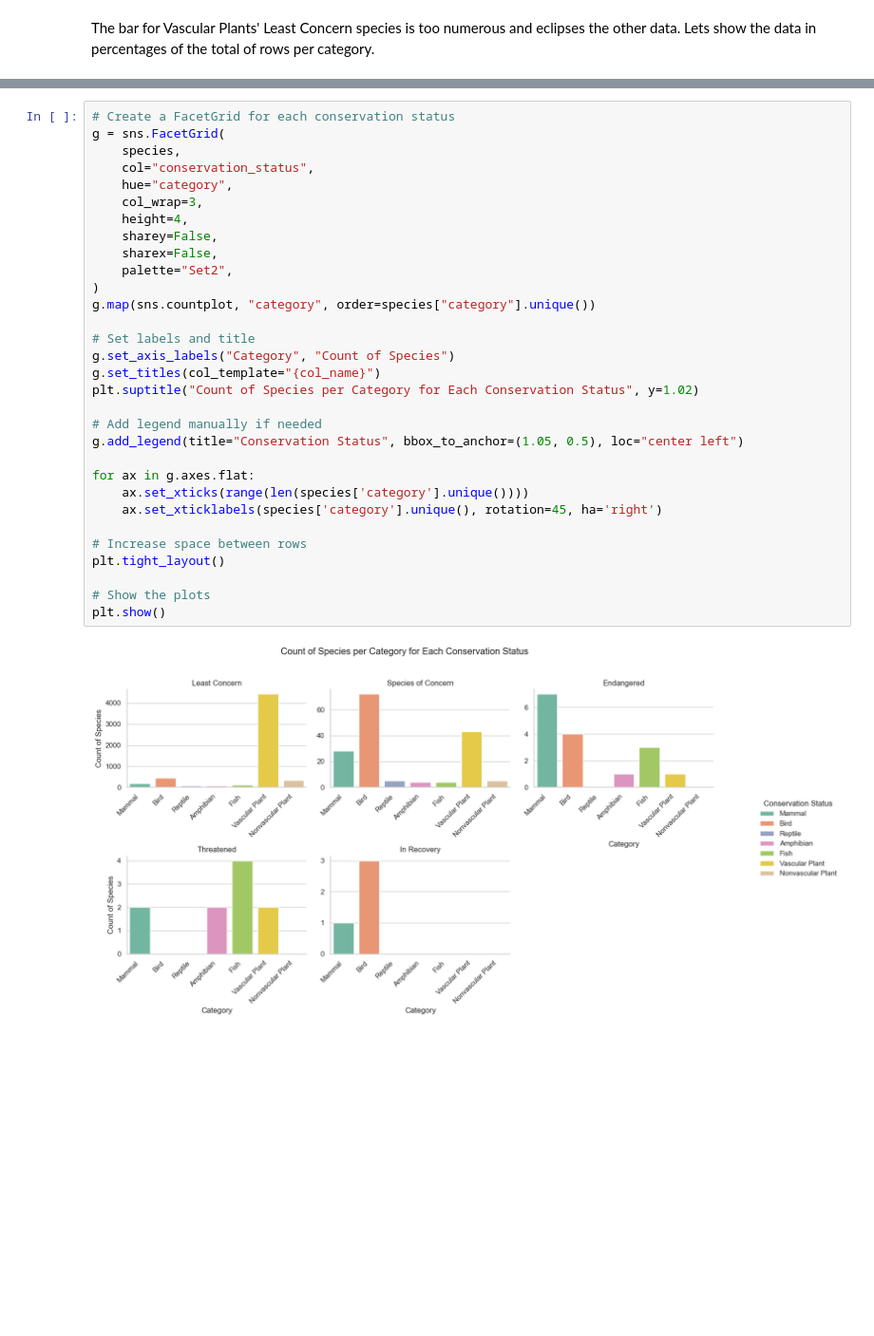
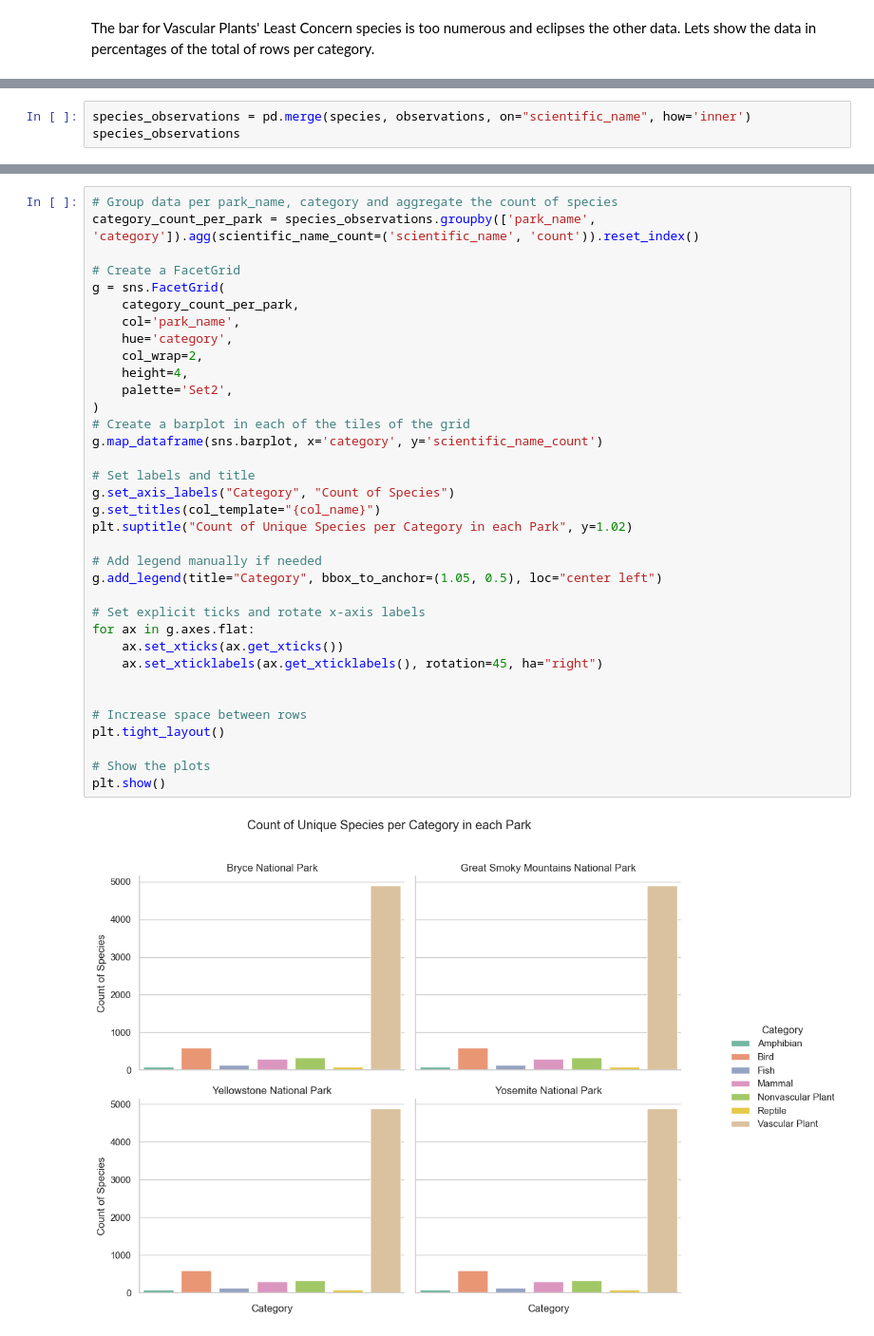
Before and after one commit to Freston1605/biodiversity_starter, a Jupyter notebook: biodiversity.ipynb, the cells around one changed output, grey strips where cells are left out. Shown at 95% size. Drawn from its saved outputs; the diff is of its cells as text; blank space fills up the shorter version.

```diff
--- a/biodiversity.ipynb
+++ b/biodiversity.ipynb
@@ -239,0 +401,3 @@ plt.show()
+# %%
+species_observations = pd.merge(species, observations, on="scientific_name", how='inner')
+species_observations
@@ -240,33 +418,37 @@ plt.show()
 # %%
-# Create a FacetGrid for each conservation status
+# Group data per park_name, category and aggregate the count of species
+category_count_per_park = species_observations.groupby(['park_name', 'category']).agg(scientific_name_count=('scientific_name', 'count')).reset_index()
+
+# Create a FacetGrid
 g = sns.FacetGrid(
-    species,
-    col="conservation_status",
-    hue="category",
-    col_wrap=3,
+    category_count_per_park,
+    col='park_name',
+    hue='category',
+    col_wrap=2,
     height=4,
-    sharey=False,
-    sharex=False,
-    palette="Set2",
+    palette='Set2',
 )
-g.map(sns.countplot, "category", order=species["category"].unique())
+# Create a barplot in each of the tiles of the grid
+g.map_dataframe(sns.barplot, x='category', y='scientific_name_count')
 
 # Set labels and title
 g.set_axis_labels("Category", "Count of Species")
 g.set_titles(col_template="{col_name}")
-plt.suptitle("Count of Species per Category for Each Conservation Status", y=1.02)
+plt.suptitle("Count of Unique Species per Category in each Park", y=1.02)
 
 # Add legend manually if needed
-g.add_legend(title="Conservation Status", bbox_to_anchor=(1.05, 0.5), loc="center left")
+g.add_legend(title="Category", bbox_to_anchor=(1.05, 0.5), loc="center left")
 
+# Set explicit ticks and rotate x-axis labels
 for ax in g.axes.flat:
-    ax.set_xticks(range(len(species['category'].unique())))
-    ax.set_xticklabels(species['category'].unique(), rotation=45, ha='right')
+    ax.set_xticks(ax.get_xticks())
+    ax.set_xticklabels(ax.get_xticklabels(), rotation=45, ha="right")
+
 
 # Increase space between rows
 plt.tight_layout()
 
 # Show the plots
 plt.show()
 # %% [output]
-[figure, old version]
+[figure, new version]
```
Also changed, not shown: parts of 30 cells of this notebook, 19 other files.
